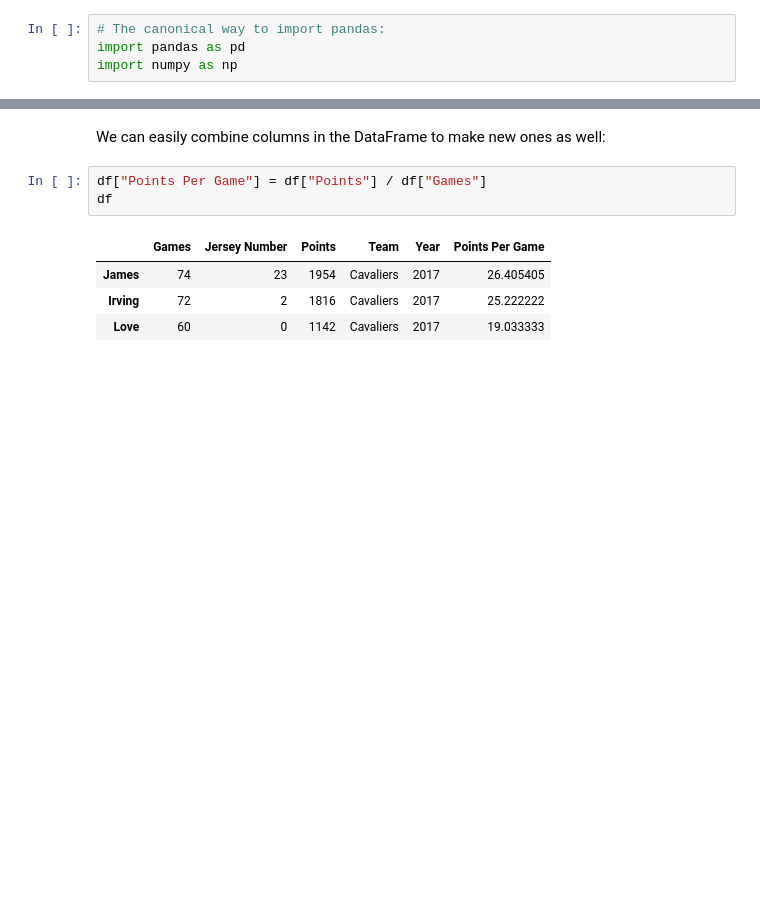
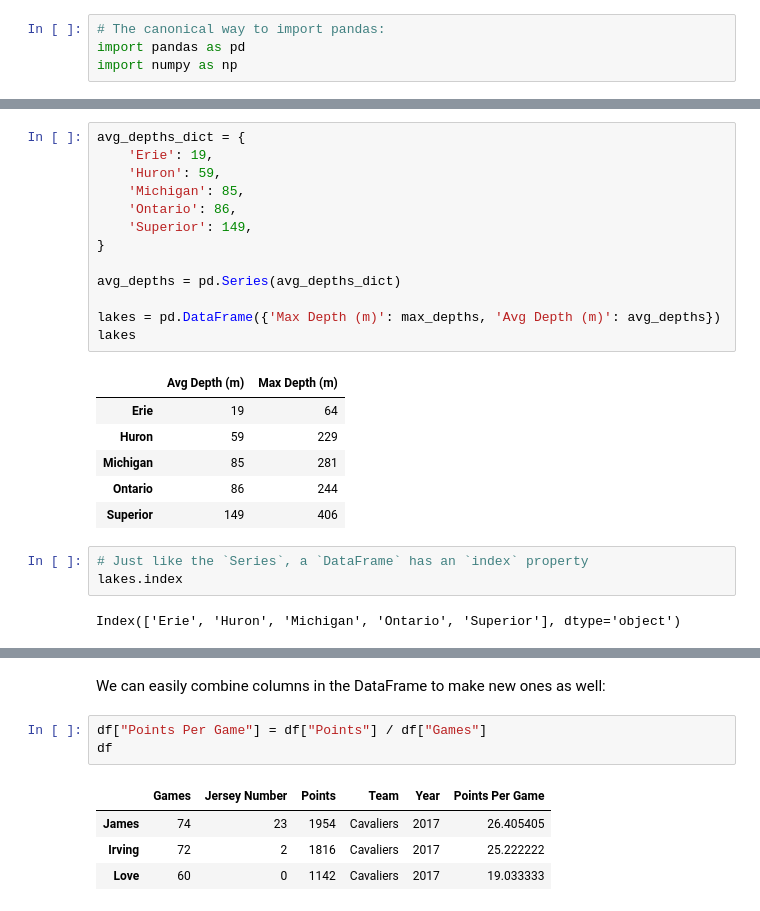
Before and after one commit to nuitrcs/pythonworkshops, a Jupyter notebook: dataanalysis/pandas/Part 1 - Basics.ipynb, the cells around one changed output, grey strips where cells are left out. Drawn from its saved outputs; the diff is of its cells as text; blank space fills up the shorter version.

```diff
--- a/dataanalysis/pandas/Lesson 1 - Basics.ipynb
+++ b/dataanalysis/pandas/Part 1 - Basics.ipynb
@@ -85,0 +140,25 @@ df
+# %%
+avg_depths_dict = {
+    'Erie': 19,
+    'Huron': 59,
+    'Michigan': 85,
+    'Ontario': 86,
+    'Superior': 149,
+}
+
+avg_depths = pd.Series(avg_depths_dict)
+
+lakes = pd.DataFrame({'Max Depth (m)': max_depths, 'Avg Depth (m)': avg_depths})
+lakes
+# %% [output]
+|  | Avg Depth (m) | Max Depth (m) |
+| Erie | 19 | 64 |
+| Huron | 59 | 229 |
+| Michigan | 85 | 281 |
+| Ontario | 86 | 244 |
+| Superior | 149 | 406 |
+# %%
+# Just like the `Series`, a `DataFrame` has an `index` property
+lakes.index
+# %% [output]
+Index(['Erie', 'Huron', 'Michigan', 'Ontario', 'Superior'], dtype='object')
```
Also changed, not shown: parts of 42 cells of this notebook.
